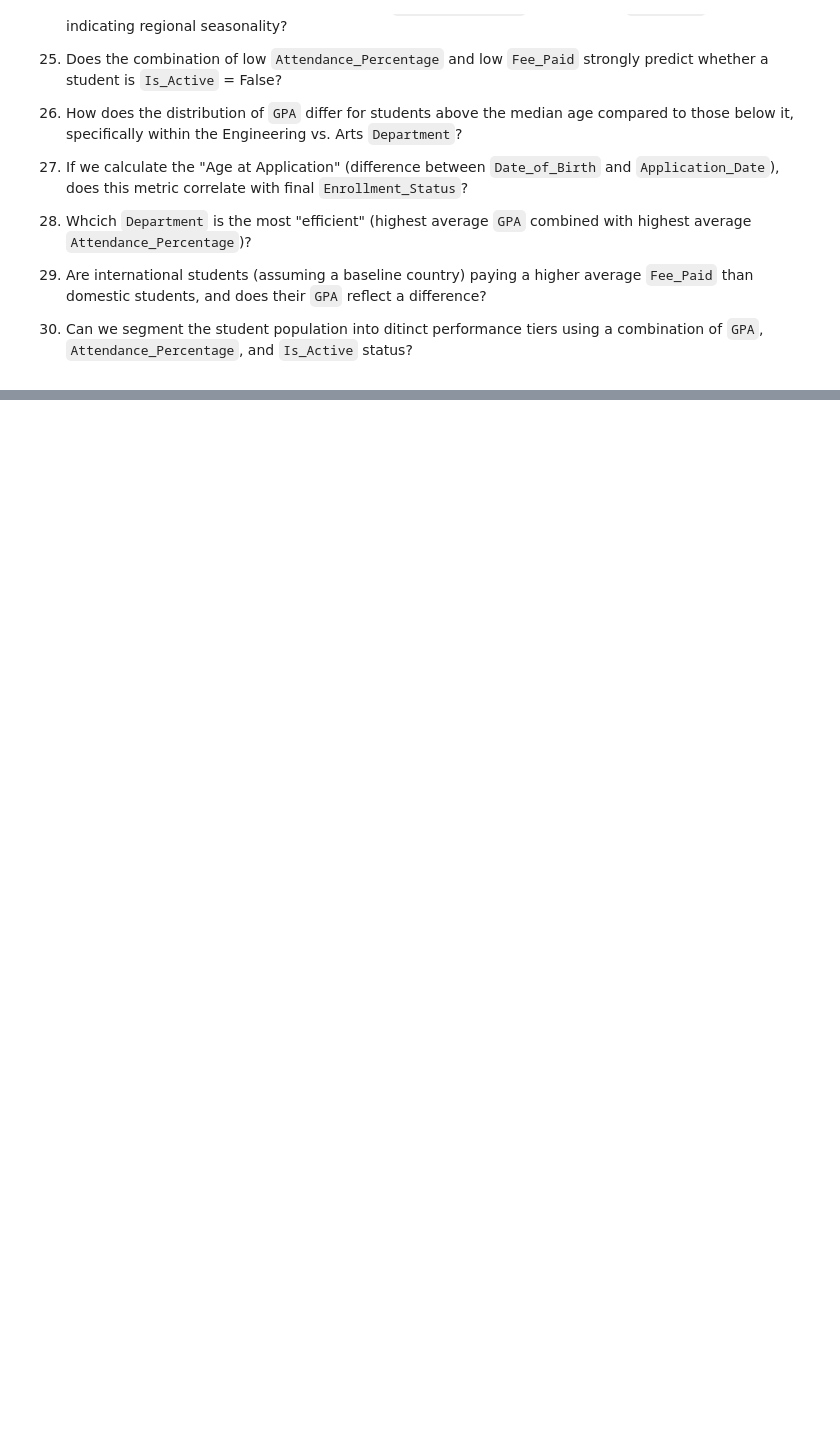
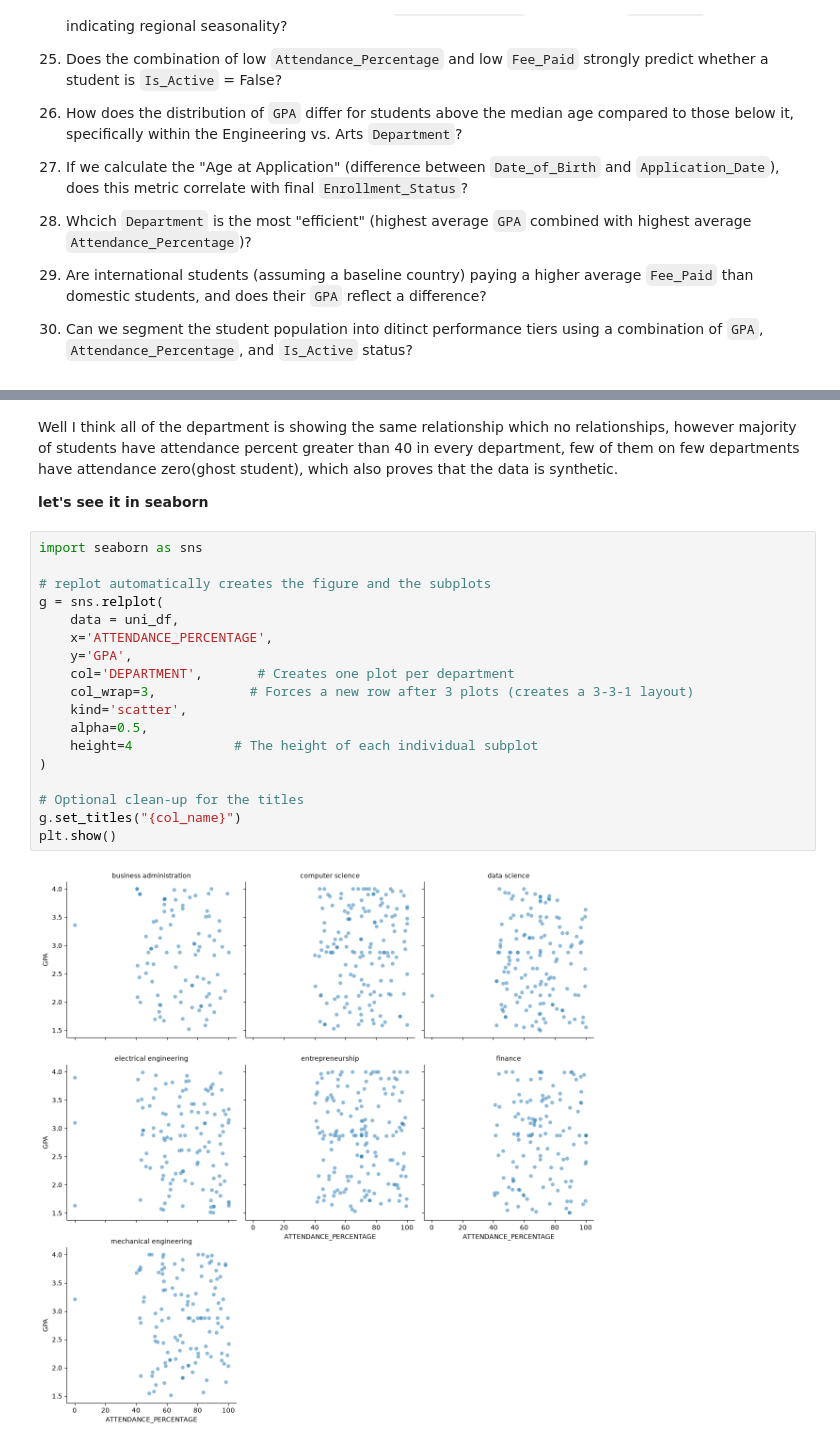
Before and after one commit to sohail-ansari0023/Becoming-A-Data-Analyst, a Jupyter notebook: Exploratory_Data_Analysis/Analytical_Notebooks/EDA_on_university_dataset.ipynb, the cells around one changed output, grey strips where cells are left out. Drawn from its saved outputs; the diff is of its cells as text; blank space fills up the shorter version.

Commit message:
Well completed the bivariate EDA on university Dataset Q11 to Q20

```diff
--- a/Exploratory_Data_Analysis/Analytical_Notebooks/EDA_on_university_dataset.ipynb
+++ b/Exploratory_Data_Analysis/Analytical_Notebooks/EDA_on_university_dataset.ipynb
@@ -662,0 +902,24 @@ We can varify that by plotting multiple histgoram or box plot for each departmen
+# %% [markdown]
+Well I think all of the department is showing the same relationship which no relationships, however majority of students have attendance percent greater than 40 in every department, few of them on few departments have attendance zero(ghost student), which also proves that the data is synthetic.
+
+**let's see it in seaborn**
+# %%
+import seaborn as sns
+
+# replot automatically creates the figure and the subplots
+g = sns.relplot(
+    data = uni_df,
+    x='ATTENDANCE_PERCENTAGE',
+    y='GPA',
+    col='DEPARTMENT',       # Creates one plot per department
+    col_wrap=3,            # Forces a new row after 3 plots (creates a 3-3-1 layout)
+    kind='scatter',
+    alpha=0.5,
+    height=4             # The height of each individual subplot
+)
+
+# Optional clean-up for the titles
+g.set_titles("{col_name}")
+plt.show()
+# %% [output]
+[figure, added]
```
Also changed, not shown: parts of 18 cells of this notebook, 1 other file.
